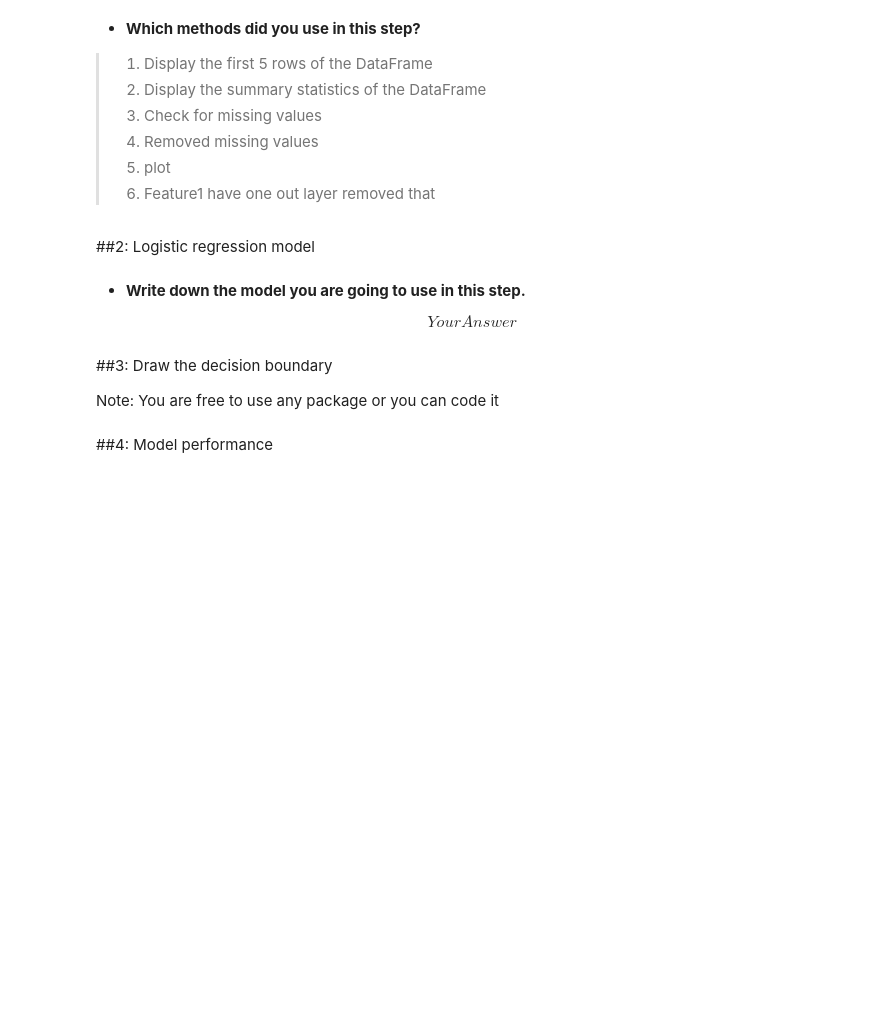
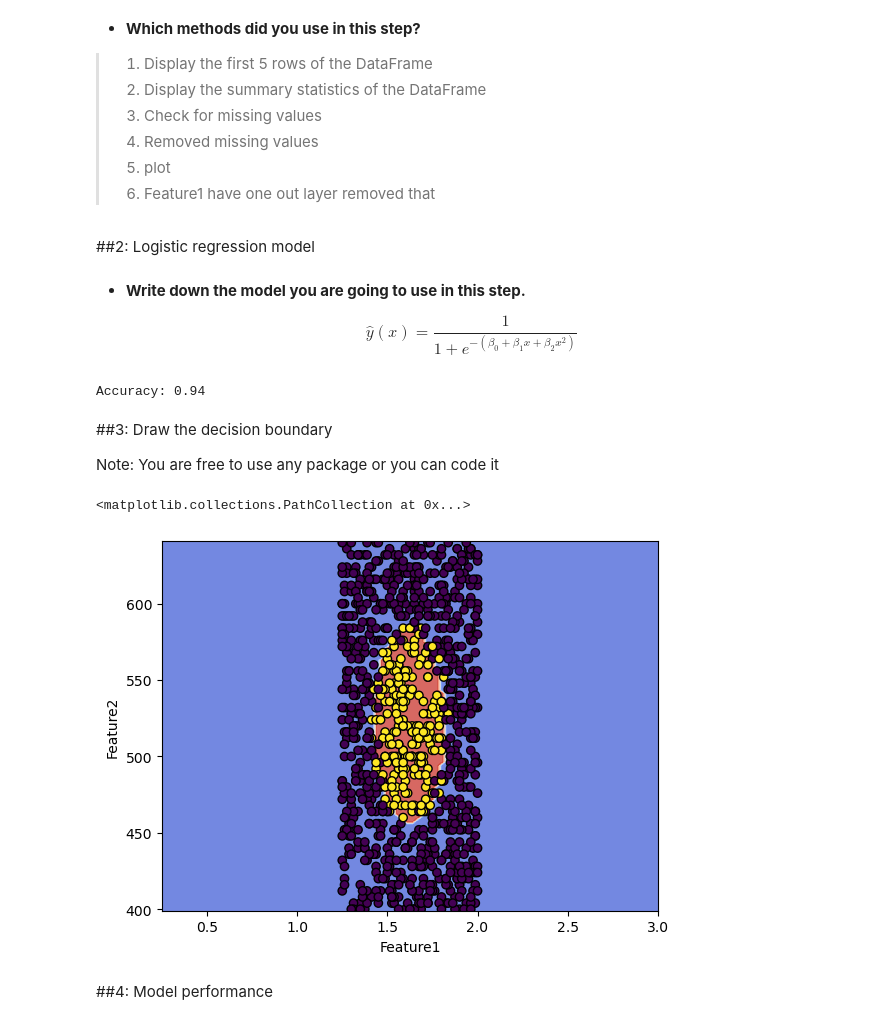
Before and after one commit to aslahmp/predictive-analytics, a Jupyter notebook: Predictive_Analytics_Lab_Exam_1.ipynb, the cells around one changed output. Saved outputs shown, nothing was run; the diff lists cells and outputs as text; code cells hidden in the pictures; blank space fills up the shorter version.

```diff
--- a/Predictive_Analytics_Lab_Exam_1.ipynb
+++ b/Predictive_Analytics_Lab_Exam_1.ipynb
@@ -99,4 +153,6 @@ sns.scatterplot(x='Feature1',y='Feature2',hue='Target',data=df)
 # %% [markdown]
 * **Write down the model you are going to use in this step.**
 
-$$ Your Answer$$
+$$
+\hat{y}(x) = \frac{1}{1 + e^{-(\beta_0 + \beta_1x + \beta_2x^2 )}}
+$$
@@ -105,3 +159,37 @@ $$ Your Answer$$
+# %%
+# implement the logistic regression
+from sklearn.model_selection import train_test_split
+from sklearn.linear_model import LogisticRegression
+from sklearn.metrics import accuracy_score
+from sklearn.pipeline import make_pipeline
+from sklearn.preprocessing import PolynomialFeatures
+from sklearn.preprocessing import StandardScaler
+# Assuming df is your DataFrame, 'Feature1' and 'Feature2' are your features, and 'Target' is your target variable
+X = df[['Feature1', 'Feature2']]
+y = df['Target']
+
+# Split the data into training and test sets
+X_train, X_test, y_train, y_test = train_test_split(X, y, test_size=0.1, random_state=42)
+
+# Create a Logistic Regression model
+degree =2  # Degree of the polynomial features (adjust as necessary)
+model = make_pipeline(StandardScaler(),  PolynomialFeatures(degree), LogisticRegression())
+
+
+
+
+# Train the model
+model.fit(X_train, y_train)
+
+# Make predictions on the test set
+y_pred = model.predict(X_test)
+
+# Calculate the accuracy of the model
+accuracy = accuracy_score(y_test, y_pred)
+
+print(f'Accuracy: {accuracy}')
+# %% [output]
+Accuracy: 0.94
 # %% [markdown]
 ##3: Draw the decision boundary
 
@@ -111,2 +197,23 @@ Note: You are free to use any package or you can code it
+# %%
+# your code
+
+from sklearn.inspection import DecisionBoundaryDisplay
+
+# Create DecisionBoundaryDisplay object
+disp = DecisionBoundaryDisplay.from_estimator(
+    model,
+    X,
+    response_method="predict",
+    cmap=plt.cm.coolwarm,
+    alpha=0.8,
+    xlabel="Feature1",
+    ylabel="Feature2",
+)
+
+# Make a scatter plot of the data
+disp.ax_.scatter(X.iloc[:, 0], X.iloc[:, 1], c=y, edgecolor="k")
+# %% [output]
+<matplotlib.collections.PathCollection at 0x...>
+[figure, added]
 # %% [markdown]
 ##4: Model performance
```
Also changed, not shown: parts of 14 cells of this notebook, 1 other file.
